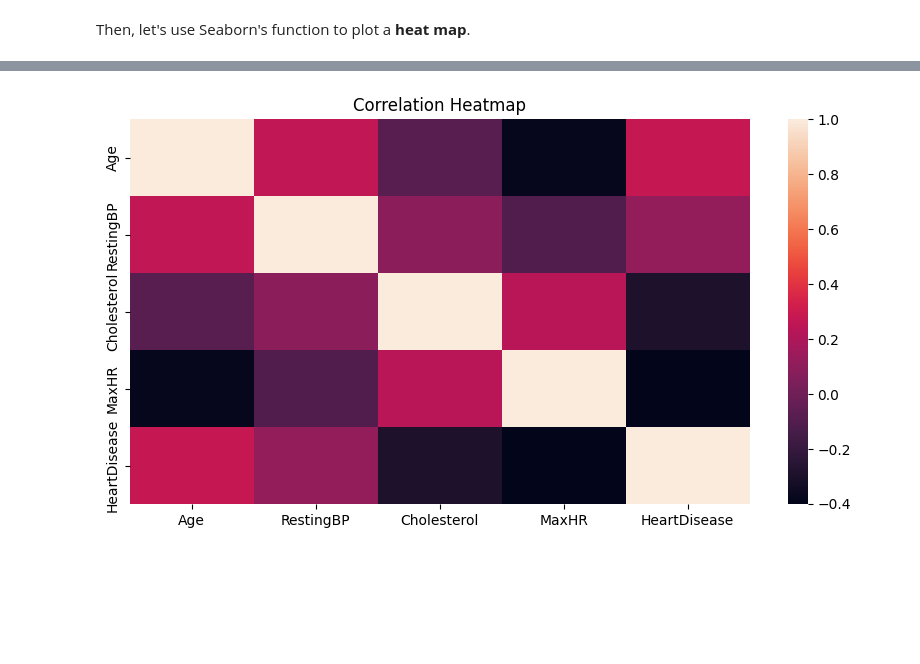
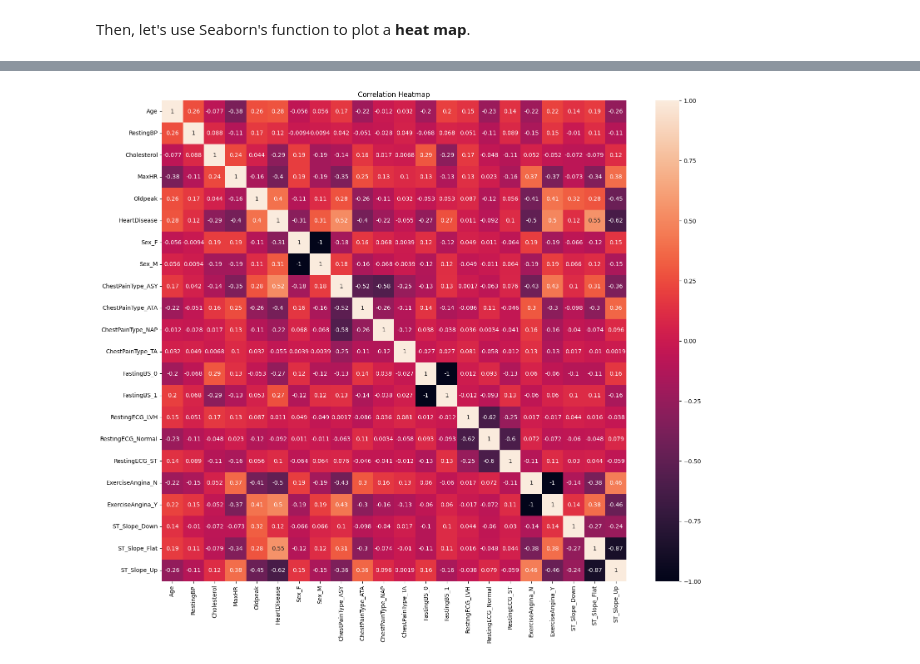
Before and after one commit to jackren0000/Predicting-Hear-Disease, a Jupyter notebook: main.ipynb, the cells around one changed output, grey strips where cells are left out. Saved outputs shown, nothing was run; the diff lists cells and outputs as text; code cells hidden in the pictures; blank space fills up the shorter version.

```diff
--- a/main.ipynb
+++ b/main.ipynb
@@ -219,6 +214,6 @@ Now that we've cleaned the data, we can select features for our model. Here are
 # %% [markdown]
 First, let's transfer the selected categorical columns into **one-hot encoding** format.
 # %%
-df = pd.get_dummies(df, columns=['Sex', 'ChestPainType', 'FastingBS'])
+df = pd.get_dummies(df, columns=['Sex', 'ChestPainType', 'FastingBS', 'RestingECG', 'ExerciseAngina', 'ST_Slope'])
 print(df.head())
 # %% [output]
@@ -247,8 +250,8 @@ Then, let's use Seaborn's function to plot a **heat map**.
 # %%
 import seaborn as sns
-plt.figure(figsize=(10, 5))
+plt.figure(figsize=(18, 15))
 plt.title('Correlation Heatmap')
-sns.heatmap(df.select_dtypes(include=['int64']).corr())
+sns.heatmap(df.corr(), annot=True)
 plt.show()
 # %% [output]
-[figure, old version]
+[figure, new version]
```
Also changed, not shown: parts of 9 cells of this notebook.
